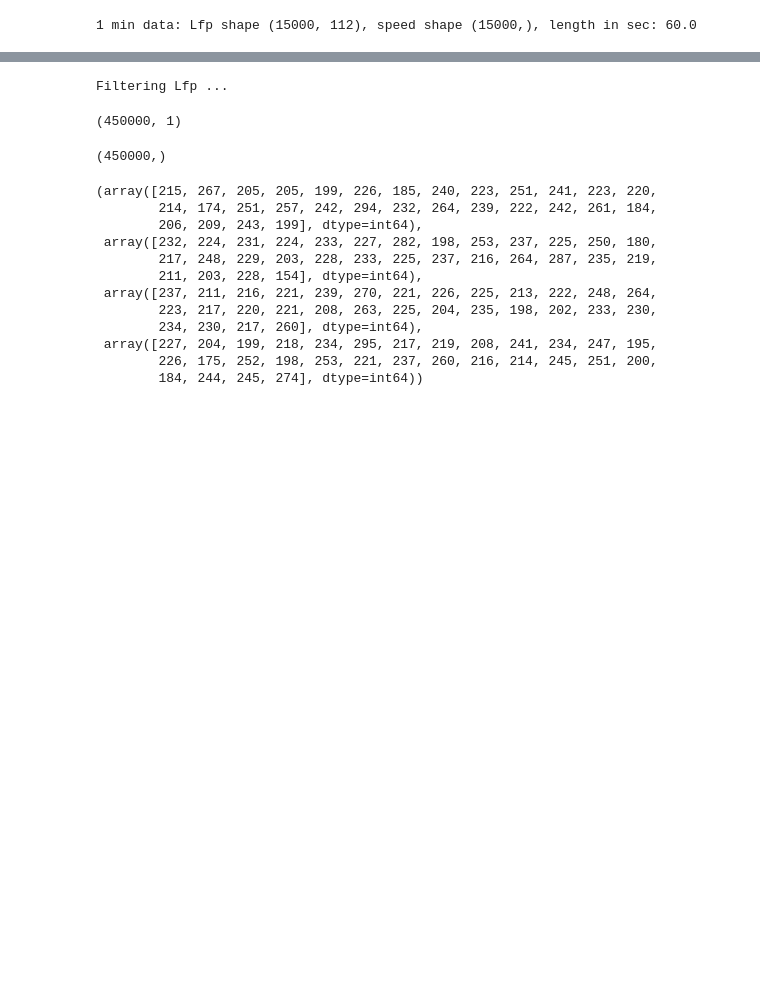
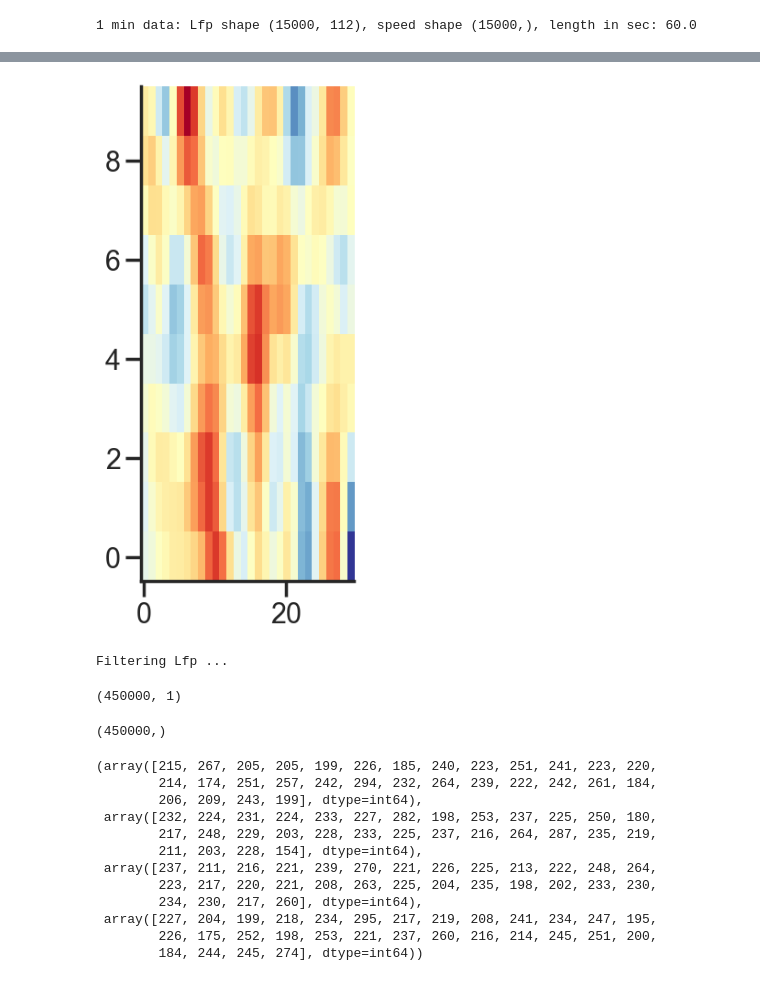
Before and after one commit to gdelfe/Ketamine_effects_on_the_brain, a Jupyter notebook: python/Place_cells_spike_analysis.ipynb, the cells around one changed output, grey strips where cells are left out. Saved outputs shown, nothing was run; the diff lists cells and outputs as text; code cells hidden in the pictures; blank space fills up the shorter version.

Commit message:
spike-field coordination: with Lfp filtering and Hilbert transform

```diff
--- a/python/Place_cells_spike_analysis.ipynb
+++ b/python/Place_cells_spike_analysis.ipynb
@@ -558,0 +560,15 @@ if bad_flag:
+# %%
+# lists for instantaneous phase
+phase_B, phase_L, phase_M, phase_H = [], [], [], []
+for fmin, fmax in freq:
+    print("Freq {}-{}".format(fmin,fmax))
+    # Band-Pass Lfp at a given frequency band, for each epoch
+    lfp_filt_B, lfp_filt_L, lfp_filt_M, lfp_filt_H = filter_lfp_in_each_epoch_and_frequency(Lfp_B_min, Lfp_L_min, Lfp_M_min, Lfp_H_min, fmin, fmax, gain)
+    if fmin >= 47 and fmax <= 73: # power line interference at 60 Hz
+        fp_filt_B, lfp_filt_L, lfp_filt_M, lfp_filt_H = filter_lfp_notch_filter(lfp_filt_B, lfp_filt_L, lfp_filt_M, lfp_filt_H, 200)
+        print("Notch filter for {}-{}".format(fmin,fmax))
+    phase_B_freq, phase_L_freq, phase_M_freq, phase_H_freq = instananeoues_phase_epoch(lfp_filt_B, lfp_filt_L, lfp_filt_M, lfp_filt_H)
+    phase_B.append(phase_B_freq)
+    phase_L.append(phase_L_freq)
+    phase_M.append(phase_M_freq)
+    phase_H.append(phase_H_freq)
@@ -559,7 +597,6 @@ if bad_flag:
 # %%
-# filter Lfp at a given epoch
-lfp_filt_B, lfp_filt_L, lfp_filt_M, lfp_filt_ = filter_lfp_in_each_epoch_and_frequency(Lfp_B_min, Lfp_L_min, Lfp_M_min, Lfp_H_min, 1, 4, gain)
-phase_B = instantaneous_phase(lfp_filt_B)
-# Calculate the histogram, using spike counts as weights
-hist, bin_edges = np.histogram(phase_B[:,lfp_ch], bins=30, range=[0, 360], weights=spk[0][cell][0:15000])
-hist_min.append(hist)
+hist_B_list, hist_L_list, hist_M_list, hist_H_list = [], [], [], []
+for f in range(len(phase_B)):
+    hist_B, bin_edges = np.histogram(phase_B[f][:,lfp_ch], bins=30, range=[0, 360], weights=spk[0][cell][0:15000])
+    hist_B_list.append(hist_B)
+    hist_B_arr = np.array(hist_B_list)
@@ -568,2 +636,19 @@ Filtering Lfp ...
+# %%
+step = 5
+fstep = 2
+row_totals = np.sum(hist_B_arr, axis=1)
+
+pdf = hist_B_arr / row_totals[:, np.newaxis]
+pdf_sm = gaussian_filter(np.nan_to_num(pdf), sigma=1)
+# Plotting the heatmap
+plt.figure(figsize=(3,7))
+plt.imshow(pdf_sm, cmap='RdYlBu', interpolation='nearest', origin='lower',aspect='auto')
+bins = np.round(bin_edges[:-1], 2)
+# plt.xticks(ticks=np.arange(0,len(bin_edges) - 1, step), labels=bins[::step])
+# plt.yticks(ticks=np.arange(1,len(freq[:,0]),fstep), labels=freq[::fstep,0])
+# plt.colorbar(label='Probability')
+plt.show()
+# %% [output]
+[figure, added]
 # %%
 epoch_length = 250*60*30
```
Also changed, not shown: parts of 11 cells of this notebook.
